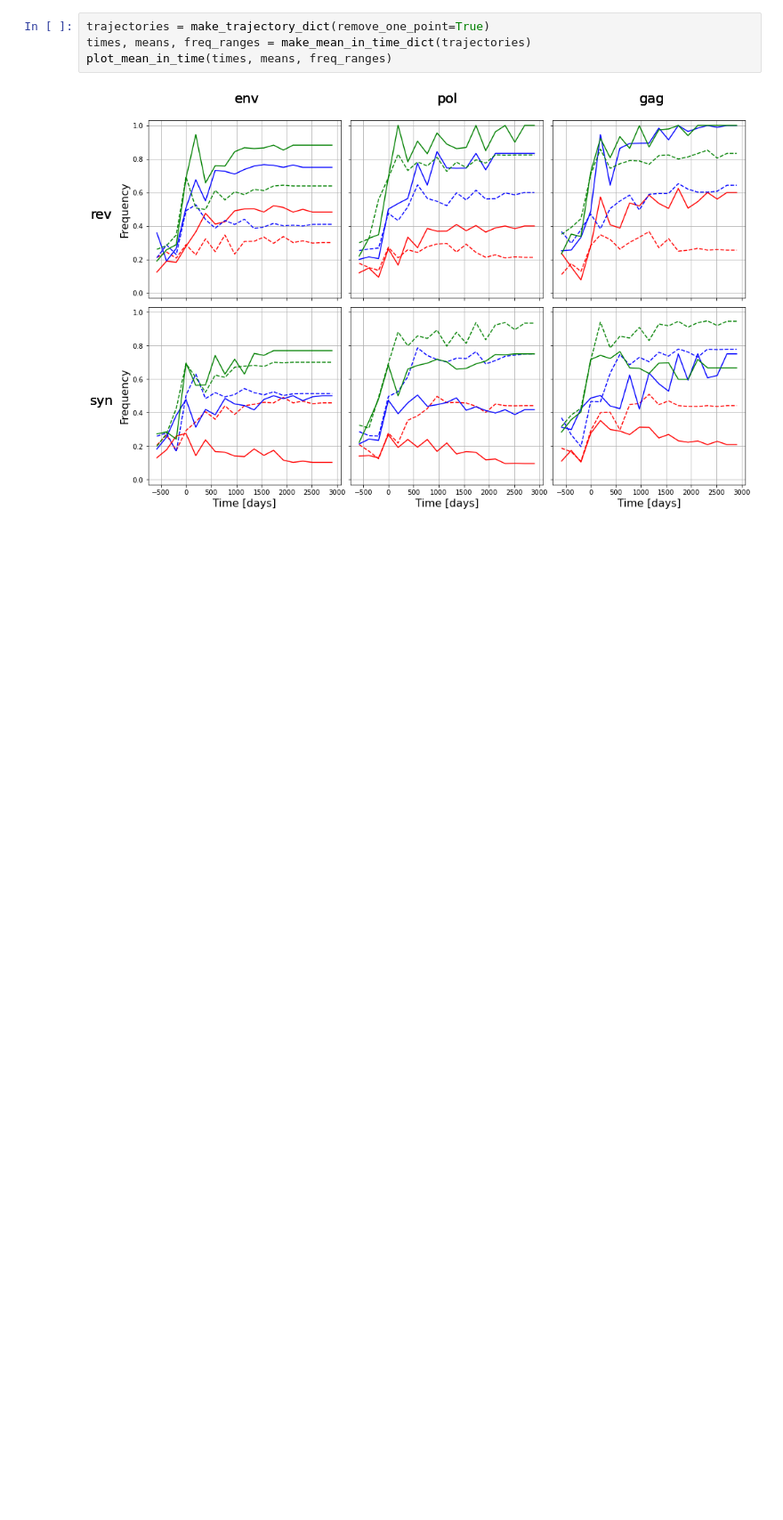
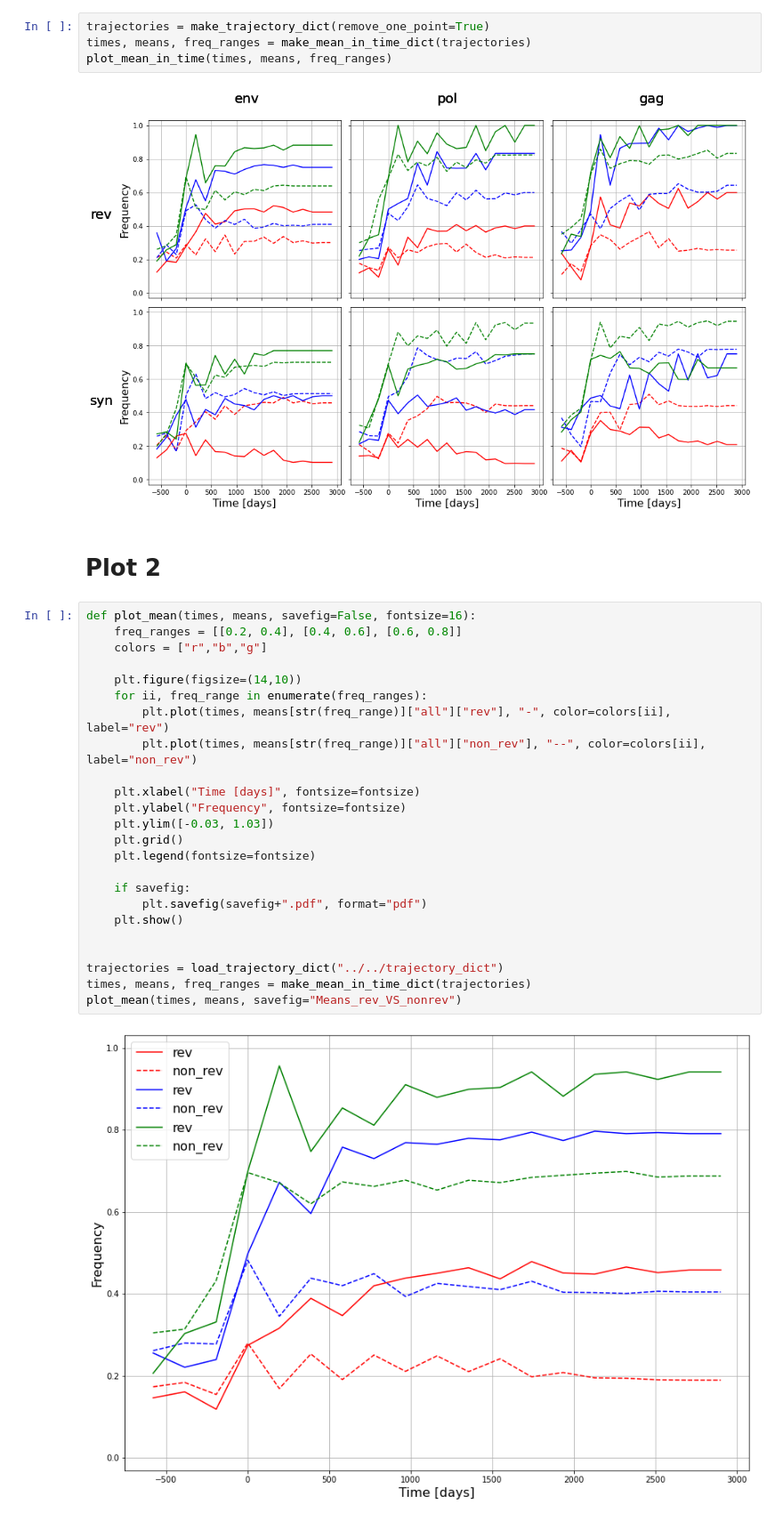
Before and after one commit to neherlab/HIVEVO_recombination, a Jupyter notebook: notebooks/paper_draft/P_fix_mean_in_time.ipynb, the cells around one changed output. Shown at 89% size. Cells and saved outputs as stored; diff of their text form; blank space fills up the shorter version.

```diff
--- a/notebooks/paper_draft/P_fix_mean_in_time.ipynb
+++ b/notebooks/paper_draft/P_fix_mean_in_time.ipynb
@@ -139,3 +117,31 @@ times, means, freq_ranges = make_mean_in_time_dict(trajectories)
 plot_mean_in_time(times, means, freq_ranges)
 # %% [output]
 [figure]
+# %% [markdown]
+# Plot 2
+# %%
+def plot_mean(times, means, savefig=False, fontsize=16):
+    freq_ranges = [[0.2, 0.4], [0.4, 0.6], [0.6, 0.8]]
+    colors = ["r","b","g"]
+
+    plt.figure(figsize=(14,10))
+    for ii, freq_range in enumerate(freq_ranges):
+        plt.plot(times, means[str(freq_range)]["all"]["rev"], "-", color=colors[ii], label="rev")
+        plt.plot(times, means[str(freq_range)]["all"]["non_rev"], "--", color=colors[ii], label="non_rev")
+
+    plt.xlabel("Time [days]", fontsize=fontsize)
+    plt.ylabel("Frequency", fontsize=fontsize)
+    plt.ylim([-0.03, 1.03])
+    plt.grid()
+    plt.legend(fontsize=fontsize)
+
+    if savefig:
+        plt.savefig(savefig+".pdf", format="pdf")
+    plt.show()
+
+
+trajectories = load_trajectory_dict("../../trajectory_dict")
+times, means, freq_ranges = make_mean_in_time_dict(trajectories)
+plot_mean(times, means, savefig="Means_rev_VS_nonrev")
+# %% [output]
+[figure, added]
```
Also changed, not shown: parts of 5 cells of this notebook, 3 other files.
